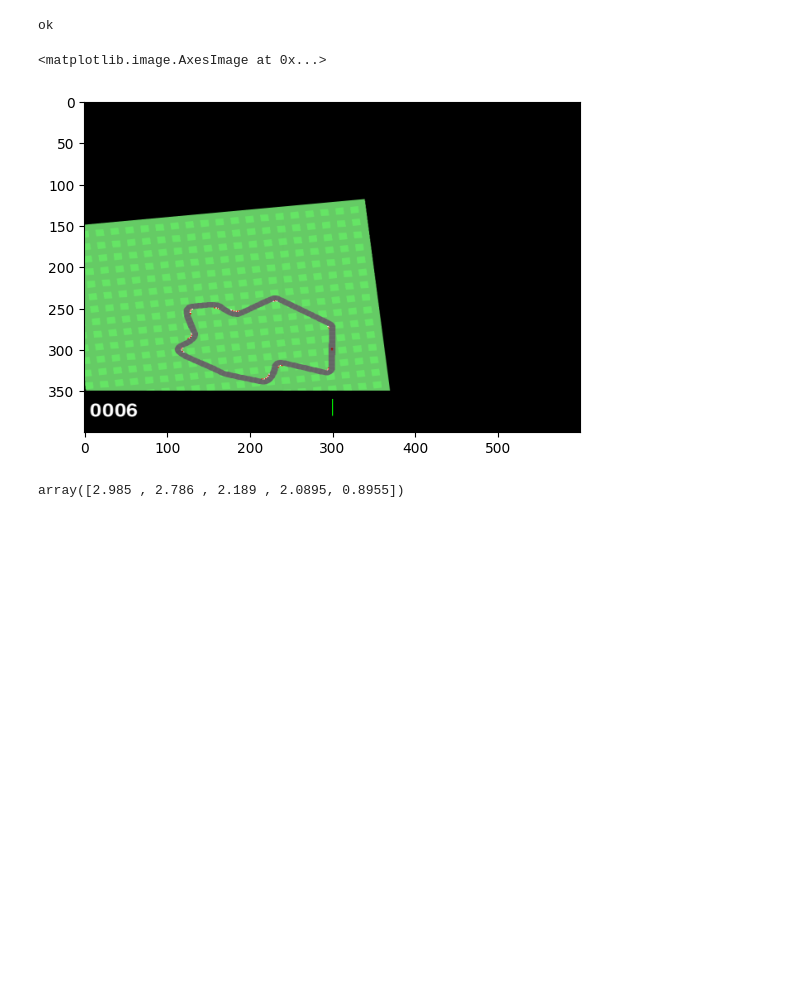
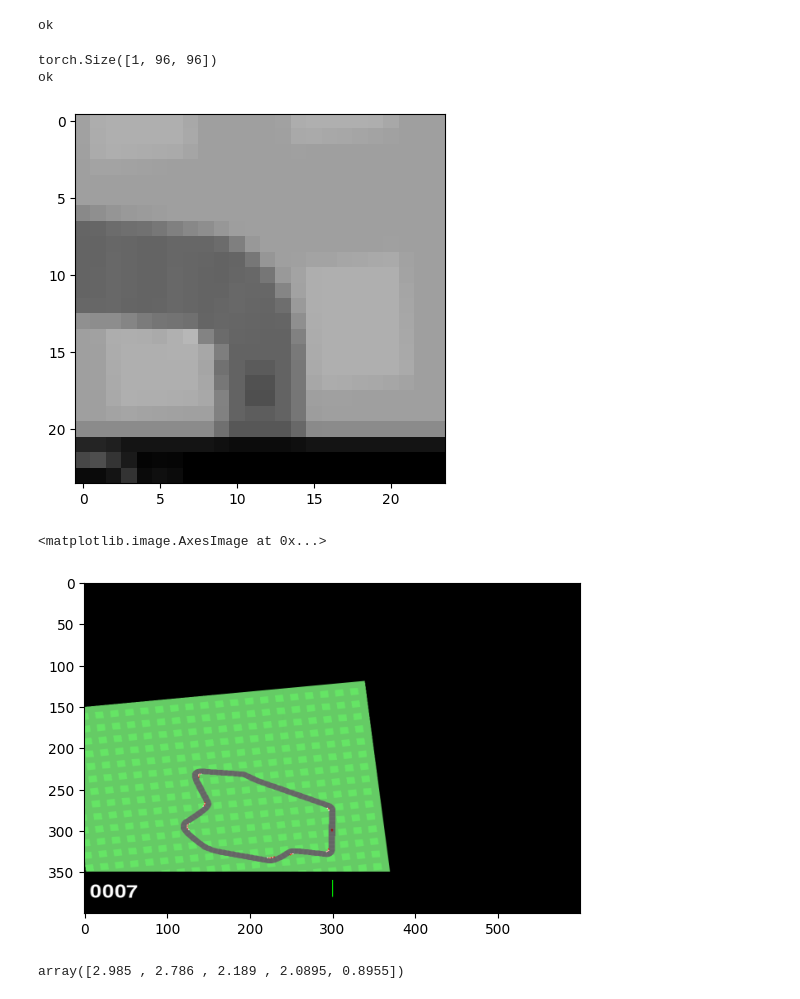
Before and after one commit to LixiosDelios/Rush-Poc, a Jupyter notebook: Laiheau/base.ipynb, the cells around one changed output. Saved outputs shown, nothing was run; the diff lists cells and outputs as text; code cells hidden in the pictures; blank space fills up the shorter version.

```diff
--- a/Laiheau/base.ipynb
+++ b/Laiheau/base.ipynb
@@ -48,6 +48,26 @@ env.reset()
 print("ok")
 # %% [output]
 ok
+# %%
+env = gym.make(env_name, render_mode="rgb_array", continuous=False)
+env.reset()
+for i in range(100):
+    new_state, reward, termination, truncation, _ = env.step(3)
+
+x = torch.tensor(new_state)
+x = x.permute(2, 0, 1)
+x = torchvision.transforms.functional.rgb_to_grayscale(x)
+print(x.shape)
+x = torchvision.transforms.functional.resize(x, [24, 24])
+plt.imshow(x.reshape((24, 24)), cmap='gray', vmin=0, vmax=255)
+
+env = gym.make(env_name, render_mode="rgb_array", continuous=False)
+env.reset()
+print("ok")
+# %% [output]
+torch.Size([1, 96, 96])
+ok
+[figure, added]
 # %%
 device = torch.device("cuda:0")
 boost = 2
@@ -102,7 +123,7 @@ optim = torch.optim.AdamW(network.parameters(), lr=lr)
 plt.imshow(env.render())
 # %% [output]
 <matplotlib.image.AxesImage at 0x...>
-[figure, old version]
+[figure, new version]
 # %%
 # Import the deque class from the collections module
 from collections import deque
```
Also changed, not shown: parts of 6 cells of this notebook, 1 other file.
